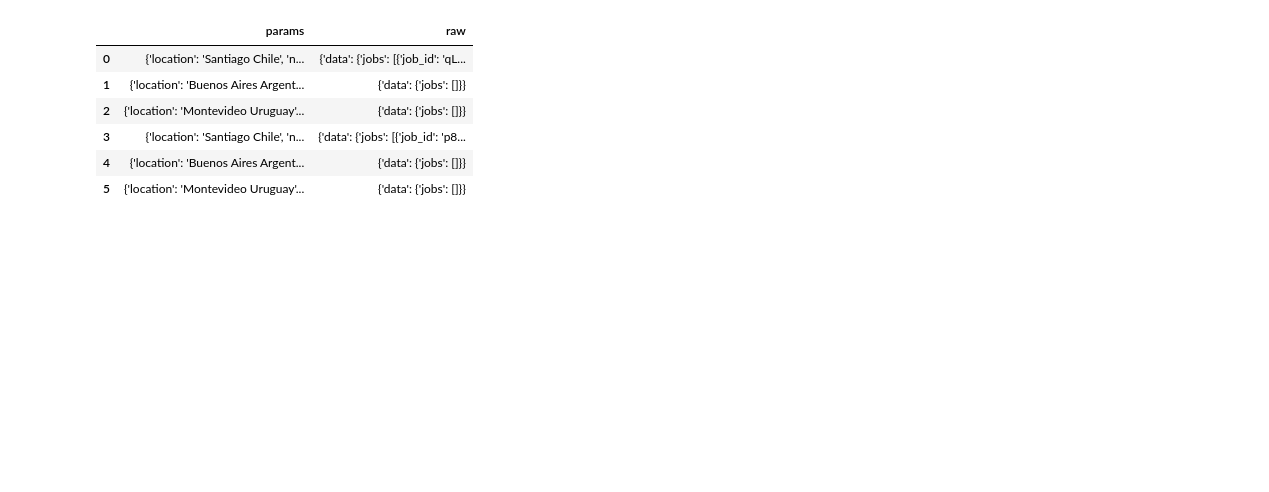
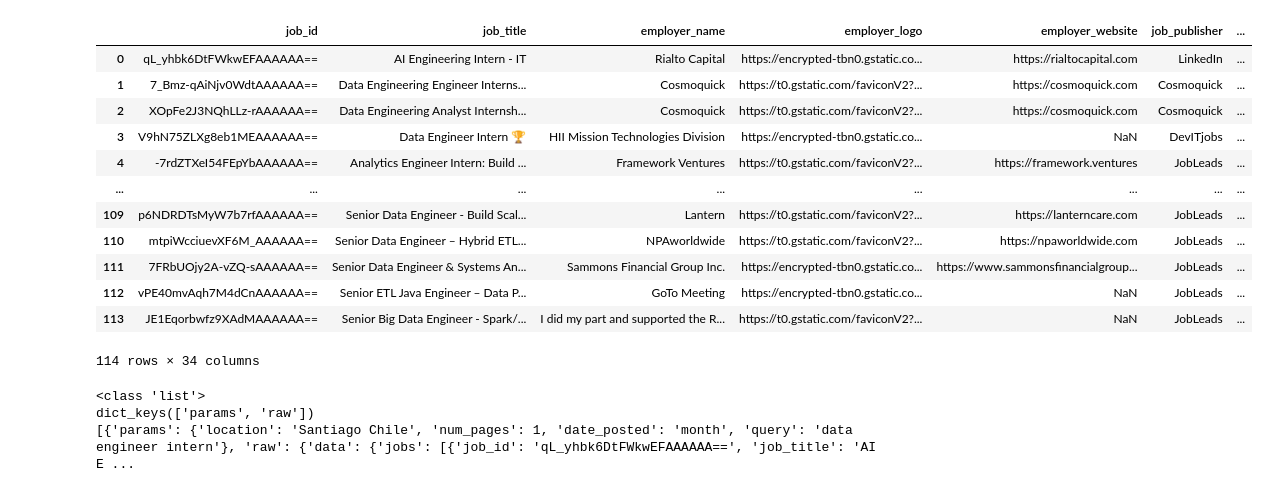
Before and after one commit to BigDataCorrompu/InternshipLatam, a Jupyter notebook: Notebook_test/datavis.ipynb, the cells around one changed output. Saved outputs shown, nothing was run; the diff lists cells and outputs as text; code cells hidden in the pictures; blank space fills up the shorter version.

```diff
--- a/Notebook_test/datavis.ipynb
+++ b/Notebook_test/datavis.ipynb
@@ -12,12 +13,35 @@ RAW_PATH = '../ingestion/raw'  # ← chemin relatif depuis ton notebook
 # %%
 raw = load_json(f'{RAW_PATH}/2026-06-08', 'jsearch_search')
-df = pd.DataFrame(raw.get('raw'))
-df
+
+# raw est une liste — itère dessus
+all_jobs = []
+for entry in raw:
+    jobs = entry['raw']['data']['jobs']
+    all_jobs.extend(jobs)
+
+df = pd.DataFrame(all_jobs)
+df[df['job_title'].str.contains('Santiago', case=False, na=False)]
 # %% [output]
-|  | params | raw |
-| 0 | {'location': 'Santiago Chile', 'n... | {'data': {'jobs': [{'job_id': 'qL... |
-| 1 | {'location': 'Buenos Aires Argent... | {'data': {'jobs': []}} |
-| 2 | {'location': 'Montevideo Uruguay'... | {'data': {'jobs': []}} |
-| 3 | {'location': 'Santiago Chile', 'n... | {'data': {'jobs': [{'job_id': 'p8... |
-| 4 | {'location': 'Buenos Aires Argent... | {'data': {'jobs': []}} |
-| 5 | {'location': 'Montevideo Uruguay'... | {'data': {'jobs': []}} |
+|  | job_id | job_title | employer_name | employer_logo | employer_website | job_publisher | ... |
+| 0 | qL_yhbk6DtFWkwEFAAAAAA== | AI Engineering Intern - IT | Rialto Capital | https://encrypted-tbn0.gstatic.co... | https://rialtocapital.com | LinkedIn | ... |
+| 1 | 7_Bmz-qAiNjv0WdtAAAAAA== | Data Engineering Engineer Interns... | Cosmoquick | https://t0.gstatic.com/faviconV2?... | https://cosmoquick.com | Cosmoquick | ... |
+| 2 | XOpFe2J3NQhLLz-rAAAAAA== | Data Engineering Analyst Internsh... | Cosmoquick | https://t0.gstatic.com/faviconV2?... | https://cosmoquick.com | Cosmoquick | ... |
+| 3 | V9hN75ZLXg8eb1MEAAAAAA== | Data Engineer Intern 🏆 | HII Mission Technologies Division | https://encrypted-tbn0.gstatic.co... | NaN | DevITjobs | ... |
+| 4 | -7rdZTXeI54FEpYbAAAAAA== | Analytics Engineer Intern: Build ... | Framework Ventures | https://t0.gstatic.com/faviconV2?... | https://framework.ventures | JobLeads | ... |
+| ... | ... | ... | ... | ... | ... | ... | ... |
+| 109 | p6NDRDTsMyW7b7rfAAAAAA== | Senior Data Engineer - Build Scal... | Lantern | https://t0.gstatic.com/faviconV2?... | https://lanterncare.com | JobLeads | ... |
+| 110 | mtpiWcciuevXF6M_AAAAAA== | Senior Data Engineer – Hybrid ETL... | NPAworldwide | https://t0.gstatic.com/faviconV2?... | https://npaworldwide.com | JobLeads | ... |
+| 111 | 7FRbUOjy2A-vZQ-sAAAAAA== | Senior Data Engineer & Systems An... | Sammons Financial Group Inc. | https://encrypted-tbn0.gstatic.co... | https://www.sammonsfinancialgroup... | JobLeads | ... |
+| 112 | vPE40mvAqh7M4dCnAAAAAA== | Senior ETL Java Engineer – Data P... | GoTo Meeting | https://encrypted-tbn0.gstatic.co... | NaN | JobLeads | ... |
+| 113 | JE1Eqorbwfz9XAdMAAAAAA== | Senior Big Data Engineer - Spark/... | I did my part and supported the R... | https://t0.gstatic.com/faviconV2?... | NaN | JobLeads | ... |
+114 rows × 34 columns
+# %%
+# Dans ton notebook
+raw = load_json(f'{RAW_PATH}/2026-06-08', 'jsearch_search')
+print(type(raw))        # list ou dict ?
+print(raw[0].keys())    # quelles clés ?
+print(raw)
+# %% [output]
+<class 'list'>
+dict_keys(['params', 'raw'])
+[{'params': {'location': 'Santiago Chile', 'num_pages': 1, 'date_posted': 'month', 'query': 'data engineer intern'}, 'raw': {'data': {'jobs': [{'job_id': 'qL_yhbk6DtFWkwEFAAAAAA==', 'job_title': 'AI E ...
```
Also changed, not shown: parts of 3 cells of this notebook, 13 other files.
